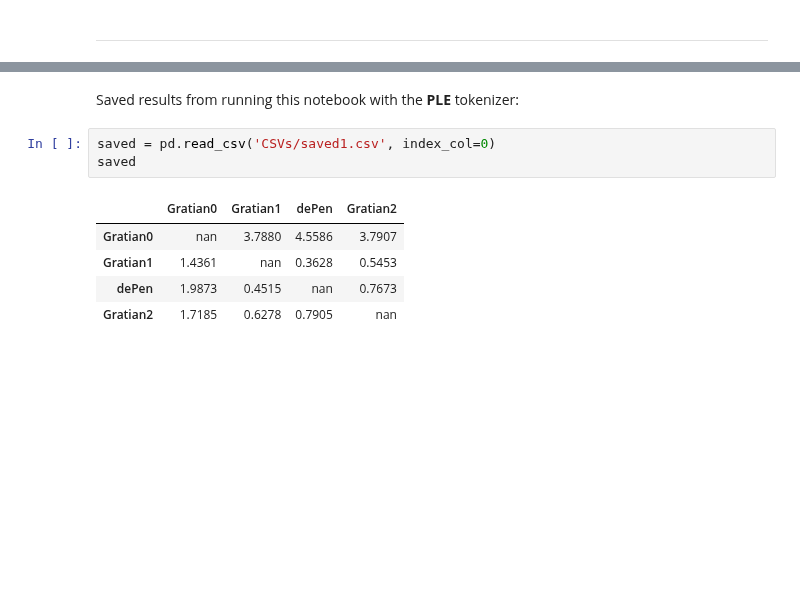
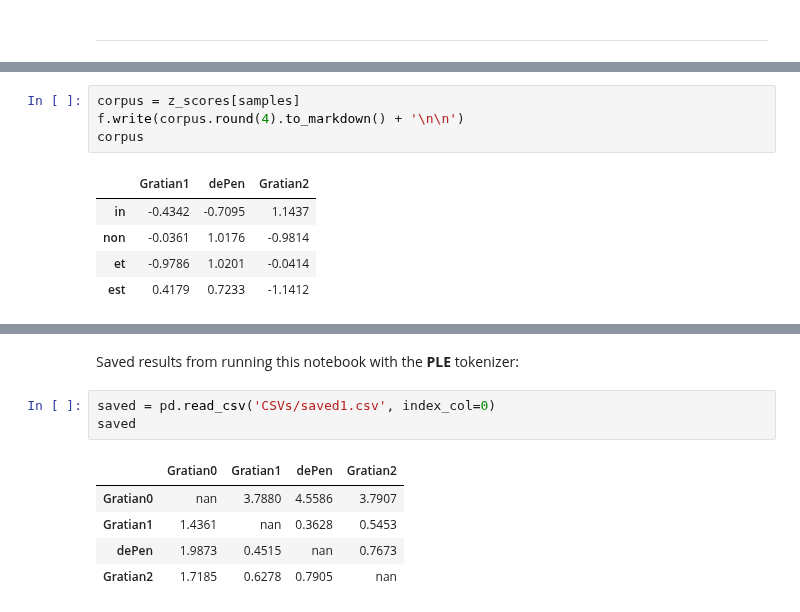
Before and after one commit to decretist/Dissertation, a Jupyter notebook: Notebooks/Burrows/Burrows.ipynb, the cells around one changed output, grey strips where cells are left out. Saved outputs shown, nothing was run; the diff lists cells and outputs as text; blank space fills up the shorter version.

```diff
--- a/Notebooks/Burrows/Burrows.ipynb
+++ b/Notebooks/Burrows/Burrows.ipynb
@@ -111,0 +129,10 @@ $\Delta_B = \frac{1}{N}\sum_{i = 1}^N|z_i(t) - z_i(c)|$
+# %%
+corpus = z_scores[samples]
+f.write(corpus.round(4).to_markdown() + '\n\n')
+corpus
+# %% [output]
+|  | Gratian1 | dePen | Gratian2 |
+| in | -0.4342 | -0.7095 | 1.1437 |
+| non | -0.0361 | 1.0176 | -0.9814 |
+| et | -0.9786 | 1.0201 | -0.0414 |
+| est | 0.4179 | 0.7233 | -1.1412 |
```
Also changed, not shown: parts of 29 cells of this notebook, 1 other file.
